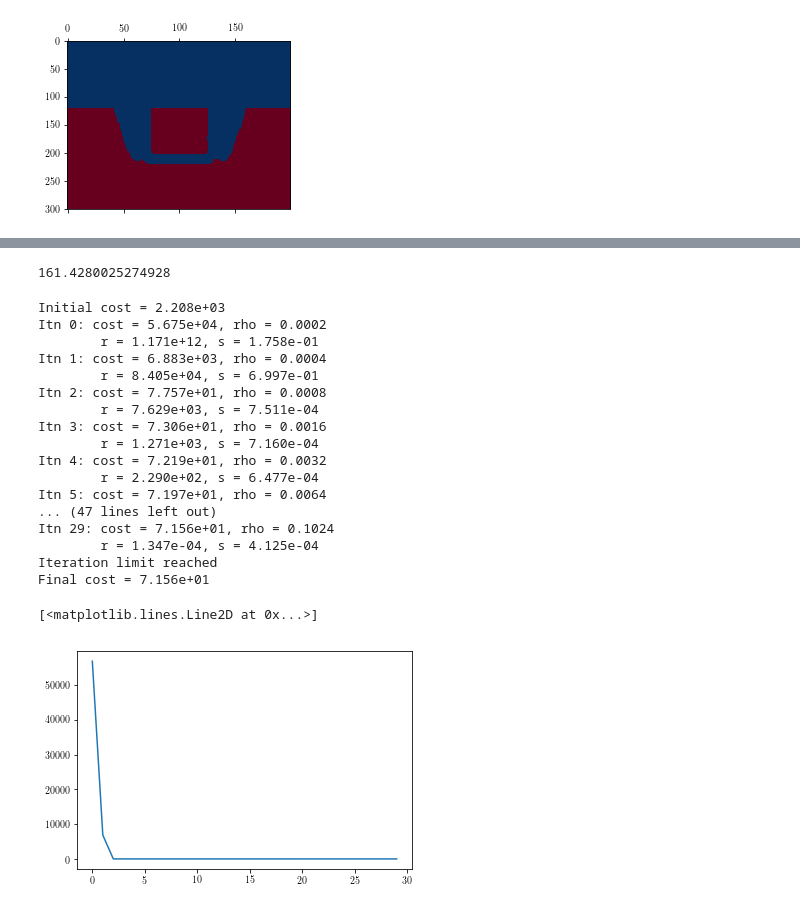
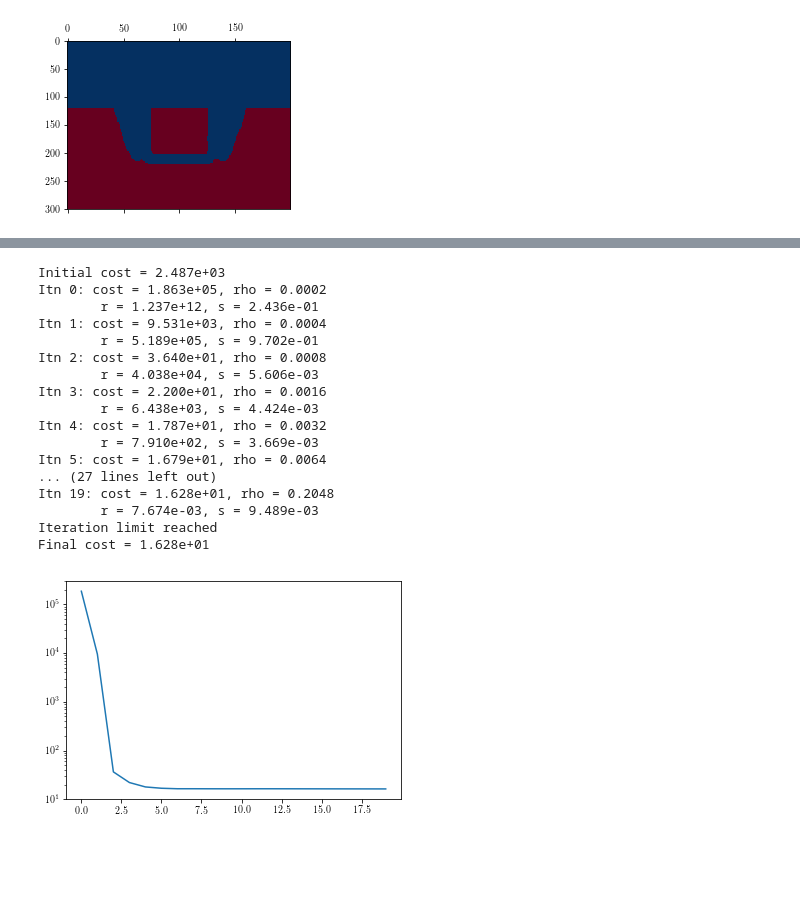
Before and after one commit to colinclement/pysquid, a Jupyter notebook: nbs/fakedata.ipynb, the cells around one changed output, grey strips where cells are left out. Saved outputs shown, nothing was run; the diff lists cells and outputs as text; code cells hidden in the pictures; blank space fills up the shorter version.

```diff
--- a/nbs/fakedata.ipynb
+++ b/nbs/fakedata.ipynb
@@ -342,7 +269,3 @@ sizes = [zeromask[labels==i].sum() for i in list(range(1, num+1))]
-# %%
-decon_fs._F.sum(0).max()
-# %% [output]
-161.4280025274928
 # %%
 costfs = []
 def callback(x, z, y, costlist = costfs, **kwargs):
@@ -353,32 +276,31 @@ def callback(x, z, y, costlist = costfs, **kwargs):
 #x0 = np.random.randn(n)/np.sqrt(n) * decon_fs._F.sum(0)
 
 gsol = decon_fs.deconvolve(fitflux_sub,
-                           iprint=2, itnlim=30,
+                           iprint=2, itnlim=20,
                            eps_abs=1E-6, eps_rel=1E-6, rho=1E-4,
                            algorithm='minimize', callback=callback)
 # %% [output]
-Initial cost = 2.208e+03
-Itn 0: cost = 5.675e+04, rho = 0.0002
-        r = 1.171e+12, s = 1.758e-01
-Itn 1: cost = 6.883e+03, rho = 0.0004
-        r = 8.405e+04, s = 6.997e-01
-Itn 2: cost = 7.757e+01, rho = 0.0008
-        r = 7.629e+03, s = 7.511e-04
-Itn 3: cost = 7.306e+01, rho = 0.0016
-        r = 1.271e+03, s = 7.160e-04
-Itn 4: cost = 7.219e+01, rho = 0.0032
-        r = 2.290e+02, s = 6.477e-04
-Itn 5: cost = 7.197e+01, rho = 0.0064
-... (47 lines left out)
-Itn 29: cost = 7.156e+01, rho = 0.1024
-        r = 1.347e-04, s = 4.125e-04
+Initial cost = 2.487e+03
+Itn 0: cost = 1.863e+05, rho = 0.0002
+        r = 1.237e+12, s = 2.436e-01
+Itn 1: cost = 9.531e+03, rho = 0.0004
+        r = 5.189e+05, s = 9.702e-01
+Itn 2: cost = 3.640e+01, rho = 0.0008
+        r = 4.038e+04, s = 5.606e-03
+Itn 3: cost = 2.200e+01, rho = 0.0016
+        r = 6.438e+03, s = 4.424e-03
+Itn 4: cost = 1.787e+01, rho = 0.0032
+        r = 7.910e+02, s = 3.669e-03
+Itn 5: cost = 1.679e+01, rho = 0.0064
+... (27 lines left out)
+Itn 19: cost = 1.628e+01, rho = 0.2048
+        r = 7.674e-03, s = 9.489e-03
 Iteration limit reached
-Final cost = 7.156e+01
+Final cost = 1.628e+01
 # %%
-plt.plot(costfs) #;plt.yscale('log')
+plt.plot(costfs) ;plt.yscale('log')
 # %% [output]
-[<matplotlib.lines.Line2D at 0x...>]
-[figure, old version]
+[figure, new version]
 # %%
 #matshow((gsol0).reshape(Ly_pad, Lx_pad)+netmodel.ext_g, 0.5)
 matshow(gsol.reshape(kernel._padshape) + netmodel.g_ext, 0.5)
```
Also changed, not shown: parts of 36 cells of this notebook.
